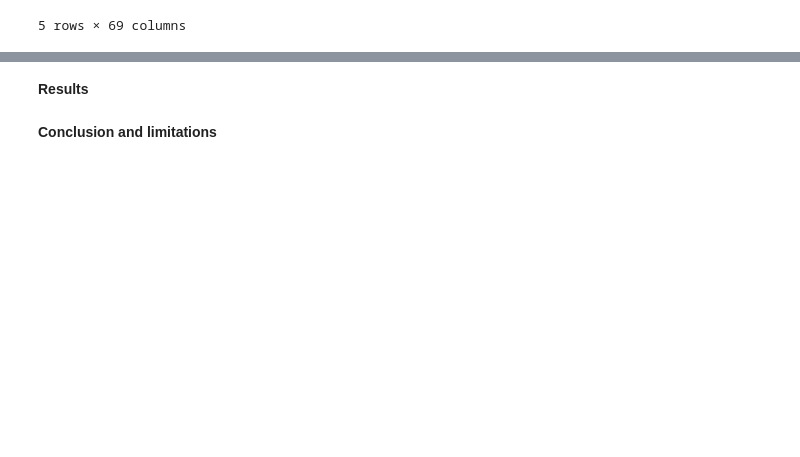
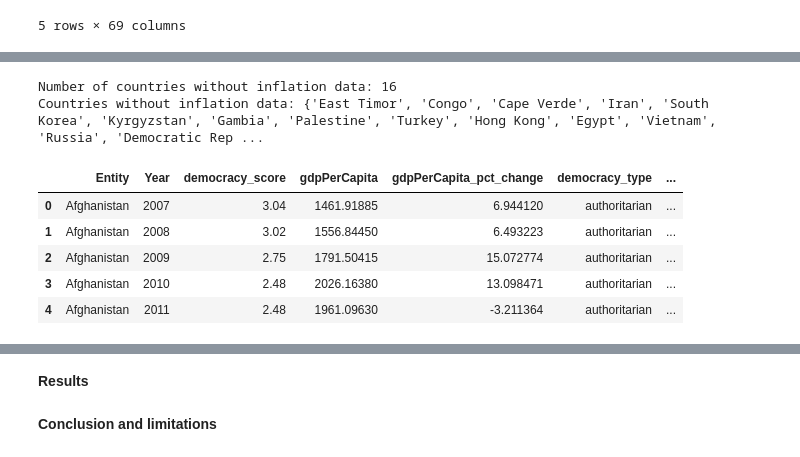
Before and after one commit to dt1930/ADI-2024, a Jupyter notebook: Week-2-Assignment.ipynb, the cells around one changed output, grey strips where cells are left out. Cells and saved outputs as stored; diff of their text form; code cells hidden in the pictures; blank space fills up the shorter version.

```diff
--- a/Week-2-Assignment.ipynb
+++ b/Week-2-Assignment.ipynb
@@ -454,3 +482,12 @@ inflation_data.head()
 | 3 | Africa Western and Central | AFW | Inflation, consumer prices (annua... | FP.CPI.TOTL.ZG | NaN | NaN | NaN | NaN | ... |
 | 4 | Angola | AGO | Inflation, consumer prices (annua... | FP.CPI.TOTL.ZG | NaN | NaN | NaN | NaN | ... |
 5 rows × 69 columns
+# %%
+inflation_data = inflation_data.drop(columns=['Unnamed: 68'])
+inflation_long = inflation_data.melt(id_vars=['Country Name', 'Country Code', 'Indicator Name', 'Indicator Code'],
+                   var_name='Year',
+                   value_name='Inflation')
+inflation_long['Year'] = inflation_long['Year'].astype(int)
+inflation_long = inflation_long.drop(columns=['Country Code', 'Indicator Name', 'Indicator Code'])
+inflation_long.rename(columns={'Country Name': 'Entity'}, inplace=True)
+inflation_long.head()
@@ -456,0 +501,4 @@ inflation_data.head()
+# %%
+filtered_inflation_long = inflation_long[inflation_long['Entity'].isin(merged_df['Entity'].unique())]
+filtered_inflation_long = filtered_inflation_long[filtered_inflation_long['Year'].isin(merged_df['Year'].unique())]
+filtered_inflation_long.head()
@@ -456,0 +512,35 @@ inflation_data.head()
+# %%
+# Get the list of unique entities in the merged_df
+entities_in_merged_df = set(merged_df['Entity'])
+
+# Get the list of unique entities in the filtered_inflation_long
+entities_in_inflation = set(filtered_inflation_long['Entity'])
+
+# Find the entities that are in merged_df but not in filtered_inflation_long
+entities_without_inflation_data = entities_in_merged_df - entities_in_inflation
+
+# Print the number of countries without inflation data
+print(f"Number of countries without inflation data: {len(entities_without_inflation_data)}")
+print(f"Countries without inflation data: {entities_without_inflation_data}")
+# %% [output]
+Number of countries without inflation data: 16
+Countries without inflation data: {'East Timor', 'Congo', 'Cape Verde', 'Iran', 'South Korea', 'Kyrgyzstan', 'Gambia', 'Palestine', 'Turkey', 'Hong Kong', 'Egypt', 'Vietnam', 'Russia', 'Democratic Rep ...
+# %%
+# Drop the countries without inflation data from filtered_inflation_long
+filtered_inflation_long = filtered_inflation_long[~filtered_inflation_long['Entity'].isin(entities_without_inflation_data)]
+
+# Create a new dataframe from merged_df by removing the countries without inflation data
+merged_df_filtered = merged_df[~merged_df['Entity'].isin(entities_without_inflation_data)]
+
+# Join the dataframes on Entity and Year
+final_df = pd.merge(merged_df_filtered, filtered_inflation_long, on=['Entity', 'Year'], how='inner')
+
+# Display the first few rows of the final dataframe to verify the changes
+final_df.head()
+# %% [output]
+|  | Entity | Year | democracy_score | gdpPerCapita | gdpPerCapita_pct_change | democracy_type | ... |
+| 0 | Afghanistan | 2007 | 3.04 | 1461.91885 | 6.944120 | authoritarian | ... |
+| 1 | Afghanistan | 2008 | 3.02 | 1556.84450 | 6.493223 | authoritarian | ... |
+| 2 | Afghanistan | 2009 | 2.75 | 1791.50415 | 15.072774 | authoritarian | ... |
+| 3 | Afghanistan | 2010 | 2.48 | 2026.16380 | 13.098471 | authoritarian | ... |
+| 4 | Afghanistan | 2011 | 2.48 | 1961.09630 | -3.211364 | authoritarian | ... |
```
Also changed, not shown: parts of 7 cells of this notebook, 1 other file.
